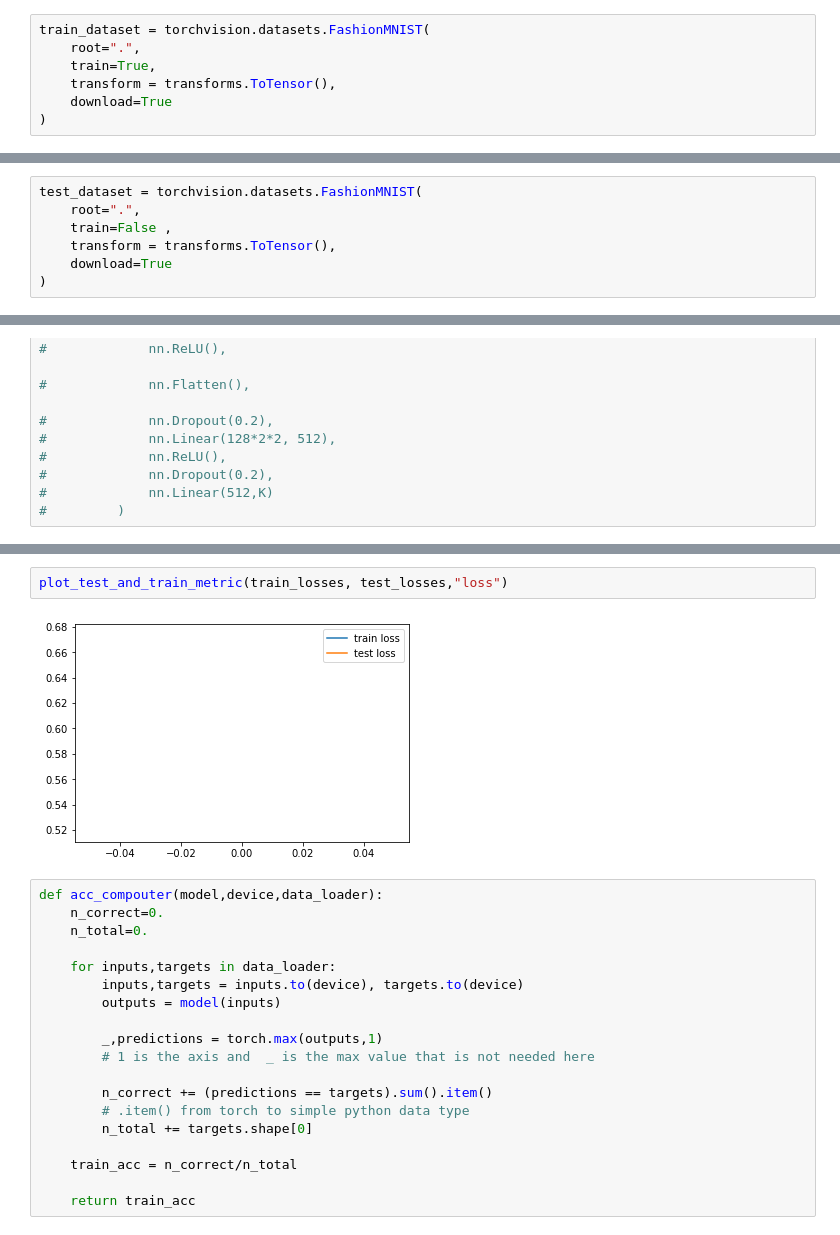
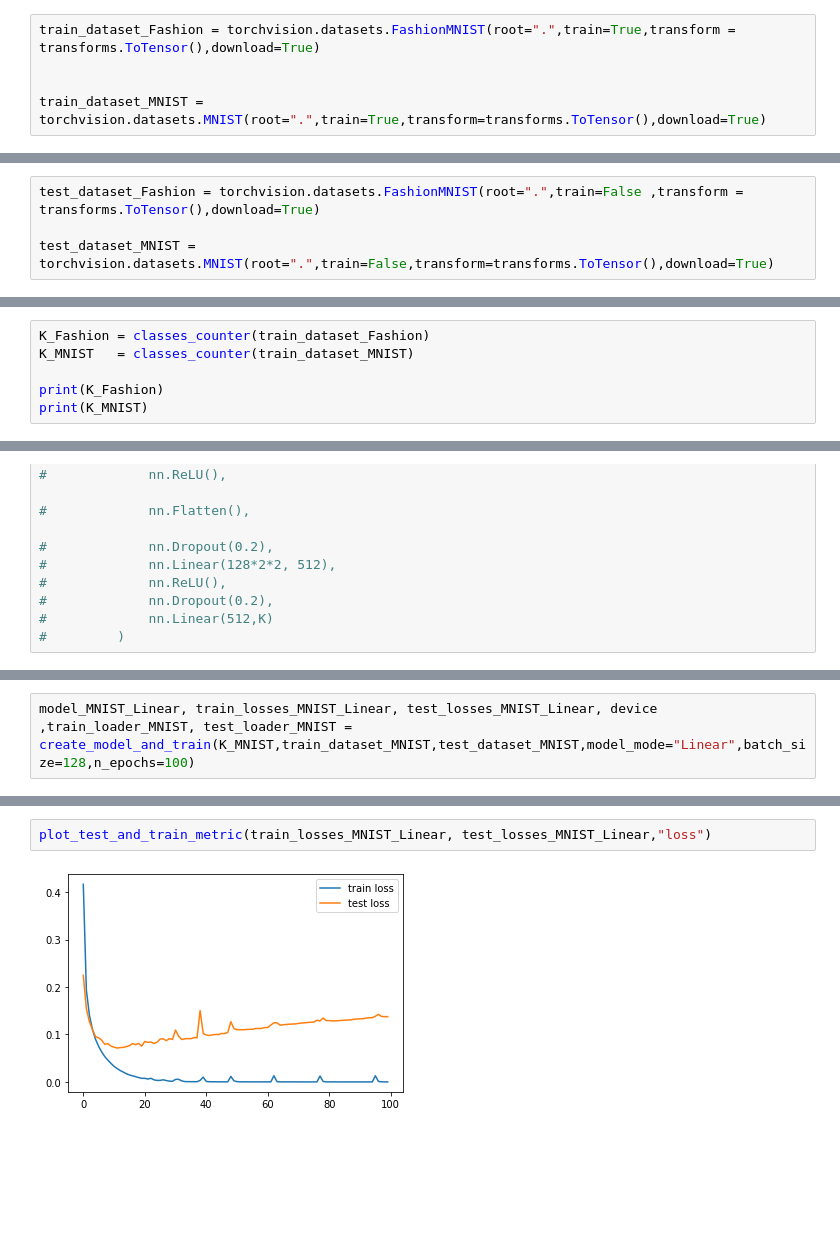
Before and after one commit to tohidabedini/deep-learning-courses, a Jupyter notebook: 03-Udemy - Pytorch/05-Convolutional Neural Networks/5.9-CNN Fashion MNIST.ipynb, the cells around one changed output, grey strips where cells are left out. Saved outputs shown, nothing was run; the diff lists cells and outputs as text; blank space fills up the shorter version.

```diff
--- a/03-Udemy - Pytorch/05-Convolutional Neural Networks/5.9-CNN Fashion MNIST.ipynb
+++ b/03-Udemy - Pytorch/05-Convolutional Neural Networks/5.9-CNN Fashion MNIST.ipynb
@@ -26,10 +175,8 @@ import itertools
 # %% [markdown]
 ### Load data
 # %%
-train_dataset = torchvision.datasets.FashionMNIST(
-    root=".",
-    train=True,
-    transform = transforms.ToTensor(),
-    download=True
-)
+train_dataset_Fashion = torchvision.datasets.FashionMNIST(root=".",train=True,transform = transforms.ToTensor(),download=True)
+
+
+train_dataset_MNIST = torchvision.datasets.MNIST(root=".",train=True,transform=transforms.ToTensor(),download=True)
 # %% [output]
@@ -56,9 +224,6 @@ train_dataset.targets
 # %% [output]
 tensor([9, 0, 0,  ..., 3, 0, 5])
 # %%
-test_dataset = torchvision.datasets.FashionMNIST(
-    root=".",
-    train=False ,
-    transform = transforms.ToTensor(),
-    download=True
-)
+test_dataset_Fashion = torchvision.datasets.FashionMNIST(root=".",train=False ,transform = transforms.ToTensor(),download=True)
+
+test_dataset_MNIST = torchvision.datasets.MNIST(root=".",train=False,transform=transforms.ToTensor(),download=True)
@@ -73,0 +230,6 @@ print(K)
+# %%
+K_Fashion = classes_counter(train_dataset_Fashion)
+K_MNIST   = classes_counter(train_dataset_MNIST)
+
+print(K_Fashion)
+print(K_MNIST)
@@ -193,0 +293,2 @@ def plot_test_and_train_metric(train, test, metric):
+# %%
+model_MNIST_Linear, train_losses_MNIST_Linear, test_losses_MNIST_Linear, device ,train_loader_MNIST, test_loader_MNIST = create_model_and_train(K_MNIST,train_dataset_MNIST,test_dataset_MNIST,model_mode="Linear",batch_size=128,n_epochs=100)
@@ -194,24 +313,5 @@ def plot_test_and_train_metric(train, test, metric):
 # %%
-plot_test_and_train_metric(train_losses, test_losses,"loss")
+plot_test_and_train_metric(train_losses_MNIST_Linear, test_losses_MNIST_Linear,"loss")
 # %% [output]
-[figure, old version]
+[figure, new version]
-# %%
-def acc_compouter(model,device,data_loader):
-    n_correct=0.
-    n_total=0.
-
-    for inputs,targets in data_loader:
-        inputs,targets = inputs.to(device), targets.to(device)
-        outputs = model(inputs)
-
-        _,predictions = torch.max(outputs,1)
-        # 1 is the axis and  _ is the max value that is not needed here
-
-        n_correct += (predictions == targets).sum().item()
-        # .item() from torch to simple python data type
-        n_total += targets.shape[0]
-
-    train_acc = n_correct/n_total
-
-    return train_acc
 # %%
```
Also changed, not shown: parts of 37 cells of this notebook.
